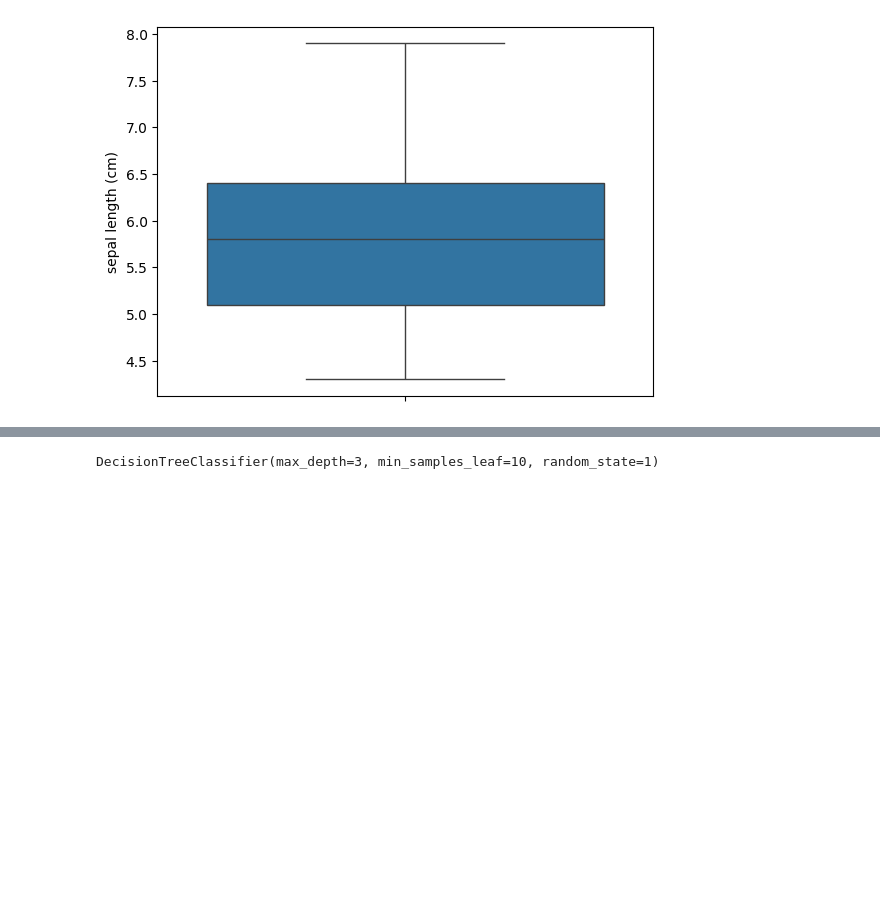
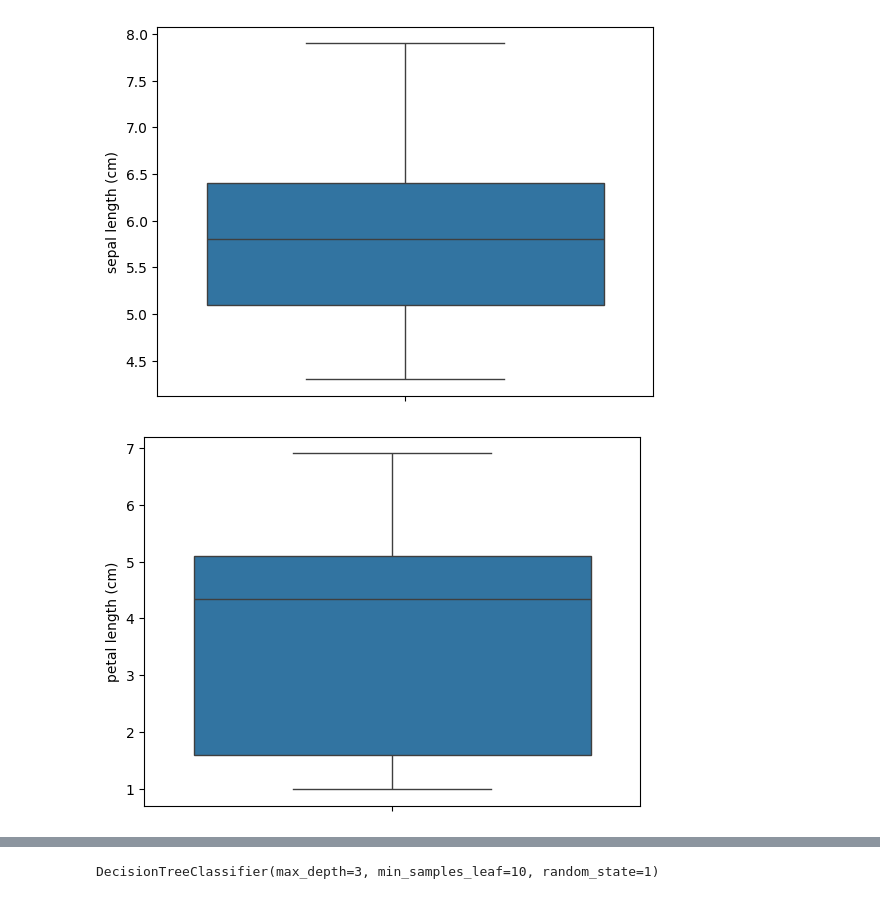
Before and after one commit to Kai-Kun-1/AI-ML-course, a Jupyter notebook: DT_Iris.ipynb, the cells around one changed output, grey strips where cells are left out. Saved outputs shown, nothing was run; the diff lists cells and outputs as text; code cells hidden in the pictures; blank space fills up the shorter version.

```diff
--- a/DT_Iris.ipynb
+++ b/DT_Iris.ipynb
@@ -45,3 +45,9 @@ sns.boxplot(y=df['sepal length (cm)'])
 plt.show()
 # %% [output]
 [figure]
+# %%
+# Blocplot for sepal width (cm) after outlier treatment
+sns.boxplot(y=df['petal length (cm)'])
+plt.show()
+# %% [output]
+[figure, added]
```
Also changed, not shown: parts of 1 cell of this notebook.
